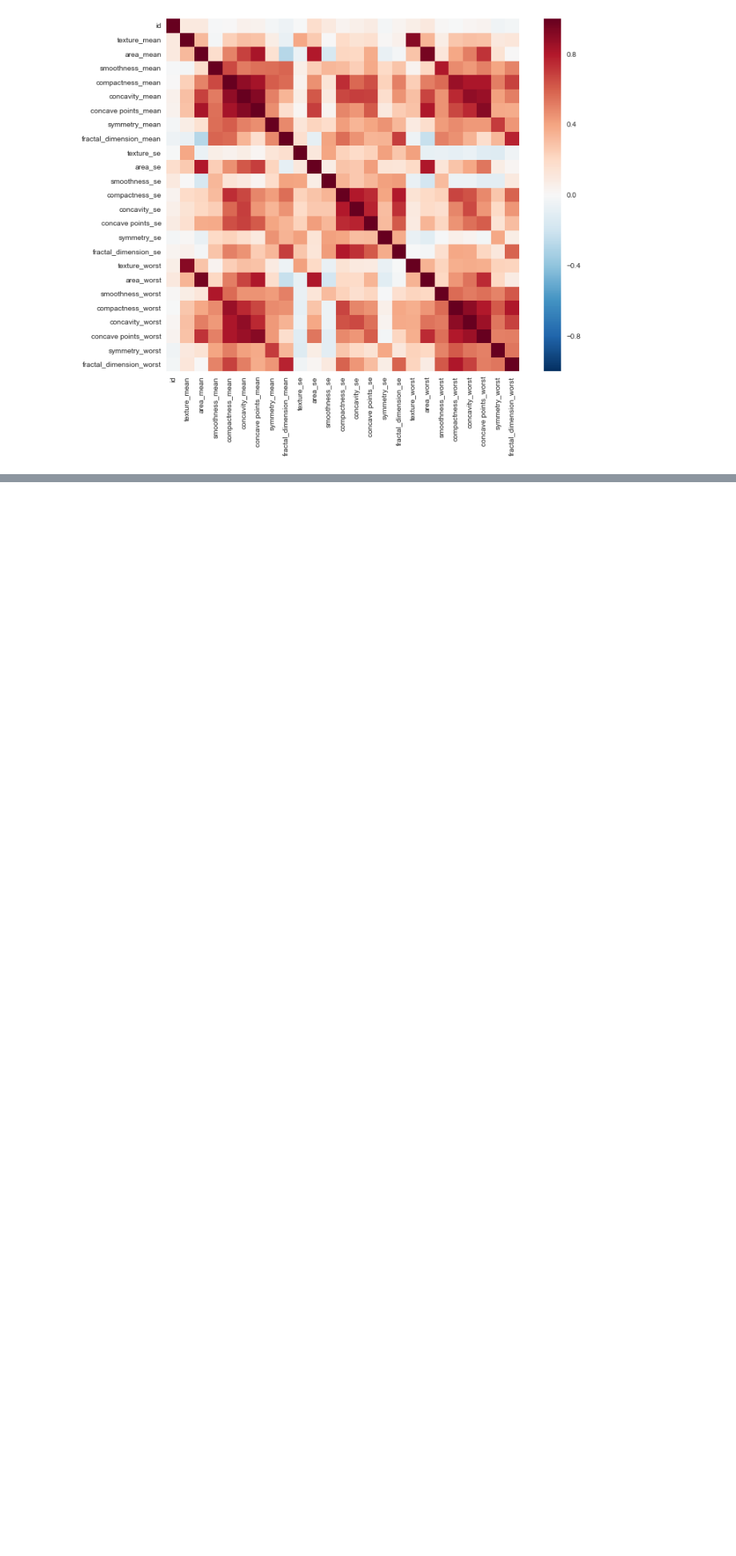
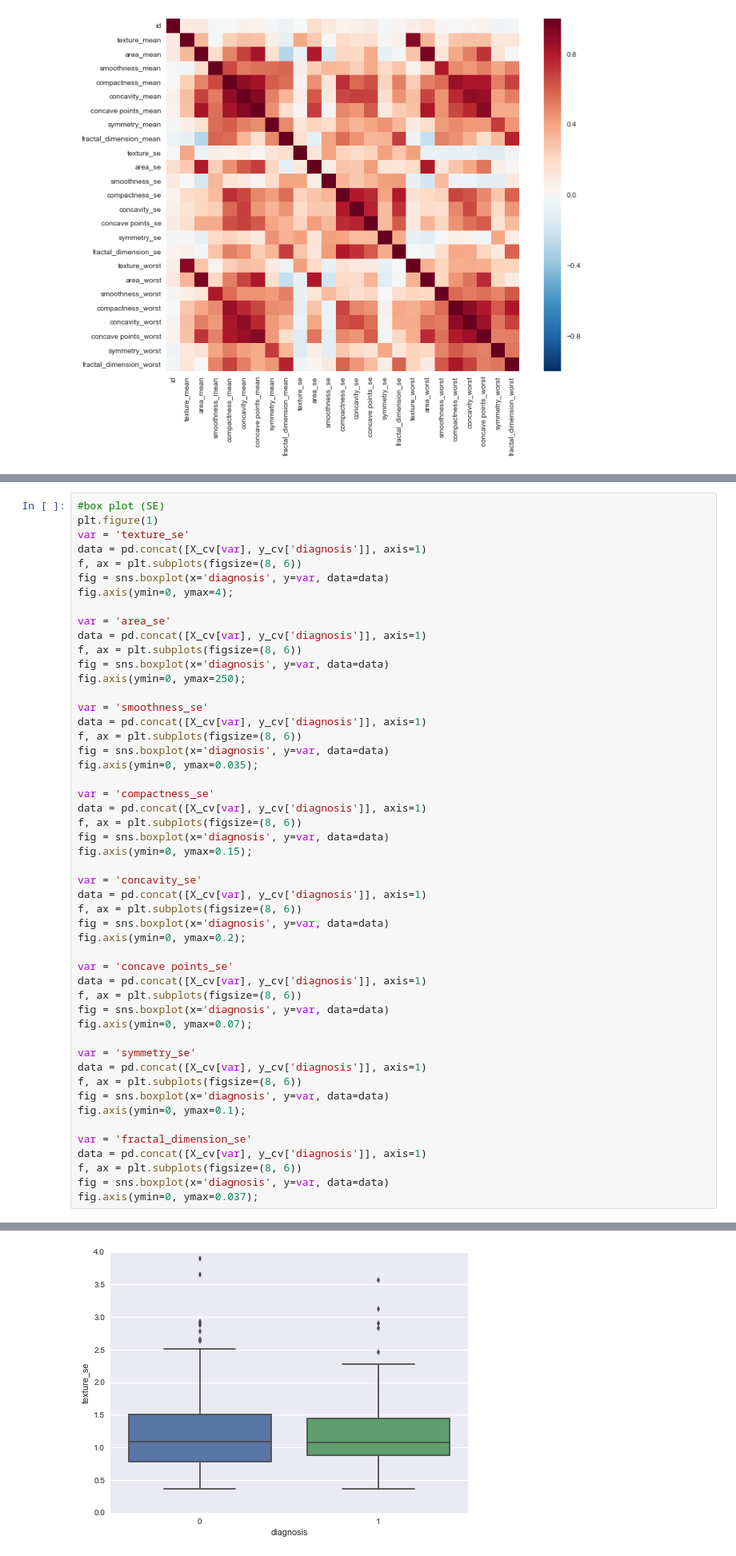
Before and after one commit to SrBisco/kaggle-breast-cancer, a Jupyter notebook: code/Kaggle_BC_explore.ipynb, the cells around one changed output, grey strips where cells are left out. Shown at 80% size. Cells and saved outputs as stored; diff of their text form; blank space fills up the shorter version.

```diff
--- a/code/Kaggle_BC_explore.ipynb
+++ b/code/Kaggle_BC_explore.ipynb
@@ -95,0 +175,51 @@ sns.heatmap(corre, vmax=1, square=True);
+# %%
+#box plot (SE)
+plt.figure(1)
+var = 'texture_se'
+data = pd.concat([X_cv[var], y_cv['diagnosis']], axis=1)
+f, ax = plt.subplots(figsize=(8, 6))
+fig = sns.boxplot(x='diagnosis', y=var, data=data)
+fig.axis(ymin=0, ymax=4);
+
+var = 'area_se'
+data = pd.concat([X_cv[var], y_cv['diagnosis']], axis=1)
+f, ax = plt.subplots(figsize=(8, 6))
+fig = sns.boxplot(x='diagnosis', y=var, data=data)
+fig.axis(ymin=0, ymax=250);
+
+var = 'smoothness_se'
+data = pd.concat([X_cv[var], y_cv['diagnosis']], axis=1)
+f, ax = plt.subplots(figsize=(8, 6))
+fig = sns.boxplot(x='diagnosis', y=var, data=data)
+fig.axis(ymin=0, ymax=0.035);
+
+var = 'compactness_se'
+data = pd.concat([X_cv[var], y_cv['diagnosis']], axis=1)
+f, ax = plt.subplots(figsize=(8, 6))
+fig = sns.boxplot(x='diagnosis', y=var, data=data)
+fig.axis(ymin=0, ymax=0.15);
+
+var = 'concavity_se'
+data = pd.concat([X_cv[var], y_cv['diagnosis']], axis=1)
+f, ax = plt.subplots(figsize=(8, 6))
+fig = sns.boxplot(x='diagnosis', y=var, data=data)
+fig.axis(ymin=0, ymax=0.2);
+
+var = 'concave points_se'
+data = pd.concat([X_cv[var], y_cv['diagnosis']], axis=1)
+f, ax = plt.subplots(figsize=(8, 6))
+fig = sns.boxplot(x='diagnosis', y=var, data=data)
+fig.axis(ymin=0, ymax=0.07);
+
+var = 'symmetry_se'
+data = pd.concat([X_cv[var], y_cv['diagnosis']], axis=1)
+f, ax = plt.subplots(figsize=(8, 6))
+fig = sns.boxplot(x='diagnosis', y=var, data=data)
+fig.axis(ymin=0, ymax=0.1);
+
+var = 'fractal_dimension_se'
+data = pd.concat([X_cv[var], y_cv['diagnosis']], axis=1)
+f, ax = plt.subplots(figsize=(8, 6))
+fig = sns.boxplot(x='diagnosis', y=var, data=data)
+fig.axis(ymin=0, ymax=0.037);
+# %% [output]
@@ -95,0 +227 @@ sns.heatmap(corre, vmax=1, square=True);
+[figure, added]
```
Also changed, not shown: parts of 8 cells of this notebook.
